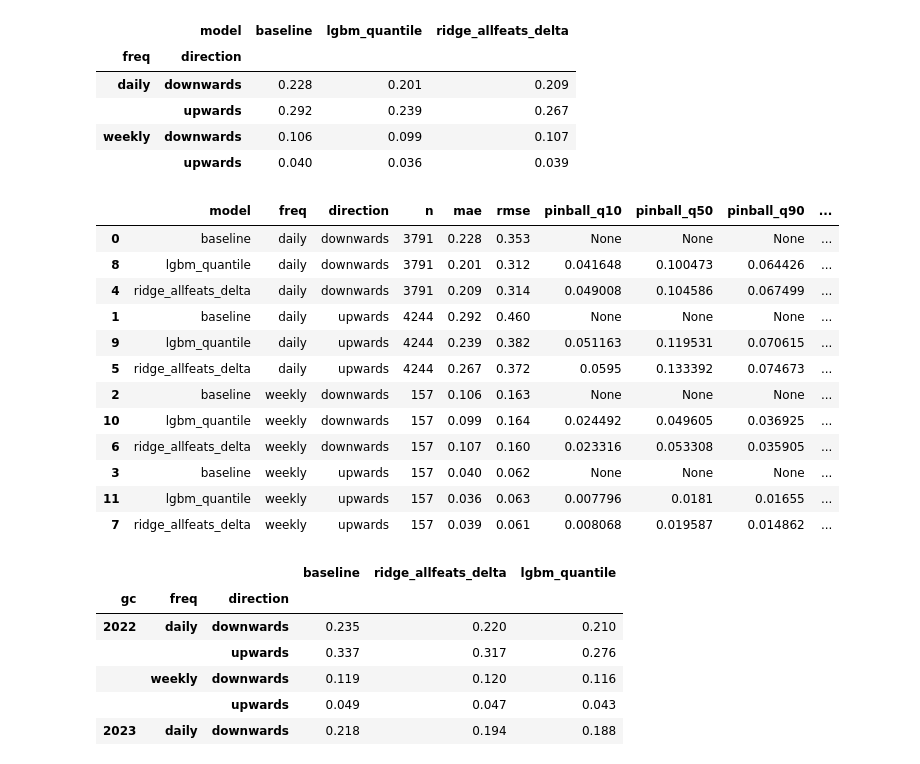
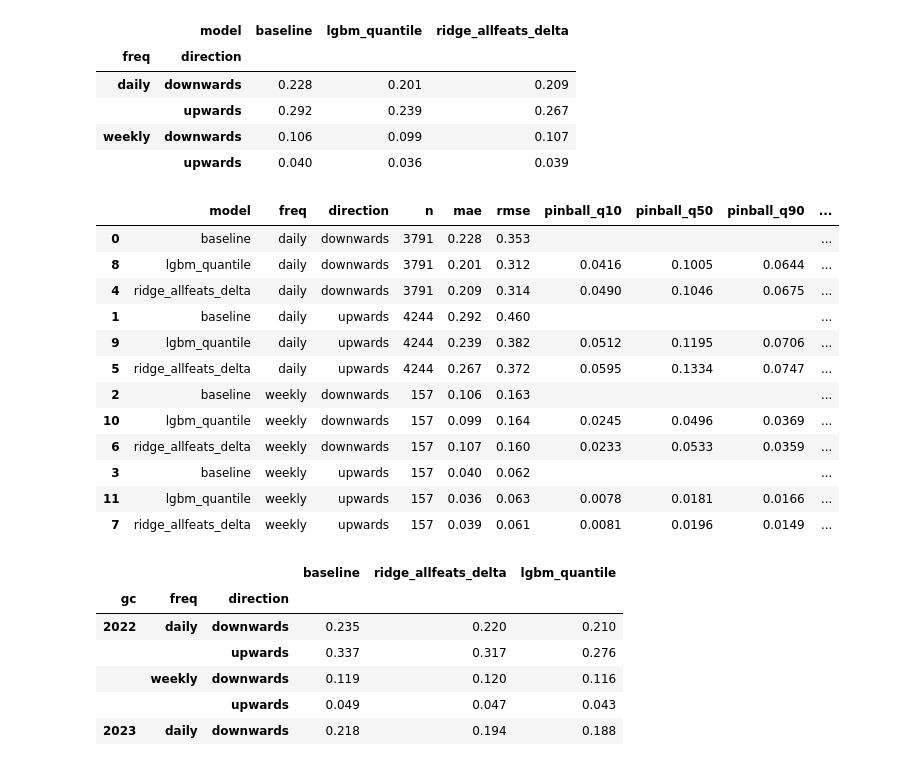
Before and after one commit to carolinaaraujo23/Swissgrid-reserve-price-forecast, a Jupyter notebook: notebooks/lgbm.ipynb, the cells around one changed output. Saved outputs shown, nothing was run; the diff lists cells and outputs as text; code cells hidden in the pictures.

```diff
--- a/notebooks/lgbm.ipynb
+++ b/notebooks/lgbm.ipynb
@@ -122,22 +172,23 @@ report.pivot_table(index=["freq", "direction"], columns="model", values="mae").r
 # %%
 # full report: n, MAE, RMSE, pinball of each quantile and coverage of [p10, p90] (ideal 0.80)
 cols = [c for c in ["model", "freq", "direction", "n", "mae", "rmse", "pinball_q10", "pinball_q50", "pinball_q90", "coverage_80"]
         if c in report.columns]
-report[cols].sort_values(["freq", "direction", "model"]).round(3)
+metrics = [c for c in ["mae", "rmse", "pinball_q10", "pinball_q50", "pinball_q90", "coverage_80"] if c in cols]
+green_long(report[cols].sort_values(["freq", "direction", "model"]), metrics)
 # %% [output]
 |  | model | freq | direction | n | mae | rmse | pinball_q10 | pinball_q50 | pinball_q90 | ... |
-| 0 | baseline | daily | downwards | 3791 | 0.228 | 0.353 | None | None | None | ... |
-| 8 | lgbm_quantile | daily | downwards | 3791 | 0.201 | 0.312 | 0.041648 | 0.100473 | 0.064426 | ... |
-| 4 | ridge_allfeats_delta | daily | downwards | 3791 | 0.209 | 0.314 | 0.049008 | 0.104586 | 0.067499 | ... |
-| 1 | baseline | daily | upwards | 4244 | 0.292 | 0.460 | None | None | None | ... |
-| 9 | lgbm_quantile | daily | upwards | 4244 | 0.239 | 0.382 | 0.051163 | 0.119531 | 0.070615 | ... |
-| 5 | ridge_allfeats_delta | daily | upwards | 4244 | 0.267 | 0.372 | 0.0595 | 0.133392 | 0.074673 | ... |
-| 2 | baseline | weekly | downwards | 157 | 0.106 | 0.163 | None | None | None | ... |
-| 10 | lgbm_quantile | weekly | downwards | 157 | 0.099 | 0.164 | 0.024492 | 0.049605 | 0.036925 | ... |
-| 6 | ridge_allfeats_delta | weekly | downwards | 157 | 0.107 | 0.160 | 0.023316 | 0.053308 | 0.035905 | ... |
-| 3 | baseline | weekly | upwards | 157 | 0.040 | 0.062 | None | None | None | ... |
-| 11 | lgbm_quantile | weekly | upwards | 157 | 0.036 | 0.063 | 0.007796 | 0.0181 | 0.01655 | ... |
-| 7 | ridge_allfeats_delta | weekly | upwards | 157 | 0.039 | 0.061 | 0.008068 | 0.019587 | 0.014862 | ... |
+| 0 | baseline | daily | downwards | 3791 | 0.228 | 0.353 |  |  |  | ... |
+| 8 | lgbm_quantile | daily | downwards | 3791 | 0.201 | 0.312 | 0.0416 | 0.1005 | 0.0644 | ... |
+| 4 | ridge_allfeats_delta | daily | downwards | 3791 | 0.209 | 0.314 | 0.0490 | 0.1046 | 0.0675 | ... |
+| 1 | baseline | daily | upwards | 4244 | 0.292 | 0.460 |  |  |  | ... |
+| 9 | lgbm_quantile | daily | upwards | 4244 | 0.239 | 0.382 | 0.0512 | 0.1195 | 0.0706 | ... |
+| 5 | ridge_allfeats_delta | daily | upwards | 4244 | 0.267 | 0.372 | 0.0595 | 0.1334 | 0.0747 | ... |
+| 2 | baseline | weekly | downwards | 157 | 0.106 | 0.163 |  |  |  | ... |
+| 10 | lgbm_quantile | weekly | downwards | 157 | 0.099 | 0.164 | 0.0245 | 0.0496 | 0.0369 | ... |
+| 6 | ridge_allfeats_delta | weekly | downwards | 157 | 0.107 | 0.160 | 0.0233 | 0.0533 | 0.0359 | ... |
+| 3 | baseline | weekly | upwards | 157 | 0.040 | 0.062 |  |  |  | ... |
+| 11 | lgbm_quantile | weekly | upwards | 157 | 0.036 | 0.063 | 0.0078 | 0.0181 | 0.0166 | ... |
+| 7 | ridge_allfeats_delta | weekly | upwards | 157 | 0.039 | 0.061 | 0.0081 | 0.0196 | 0.0149 | ... |
 # %%
 rows = {}
 for name, p, col in [("baseline", preds_lgbm, "pred_baseline"), (RIDGE_VARIANT, preds_ridge, "pred_ridge"),
```
Also changed, not shown: parts of 11 cells of this notebook, 6 other files.
